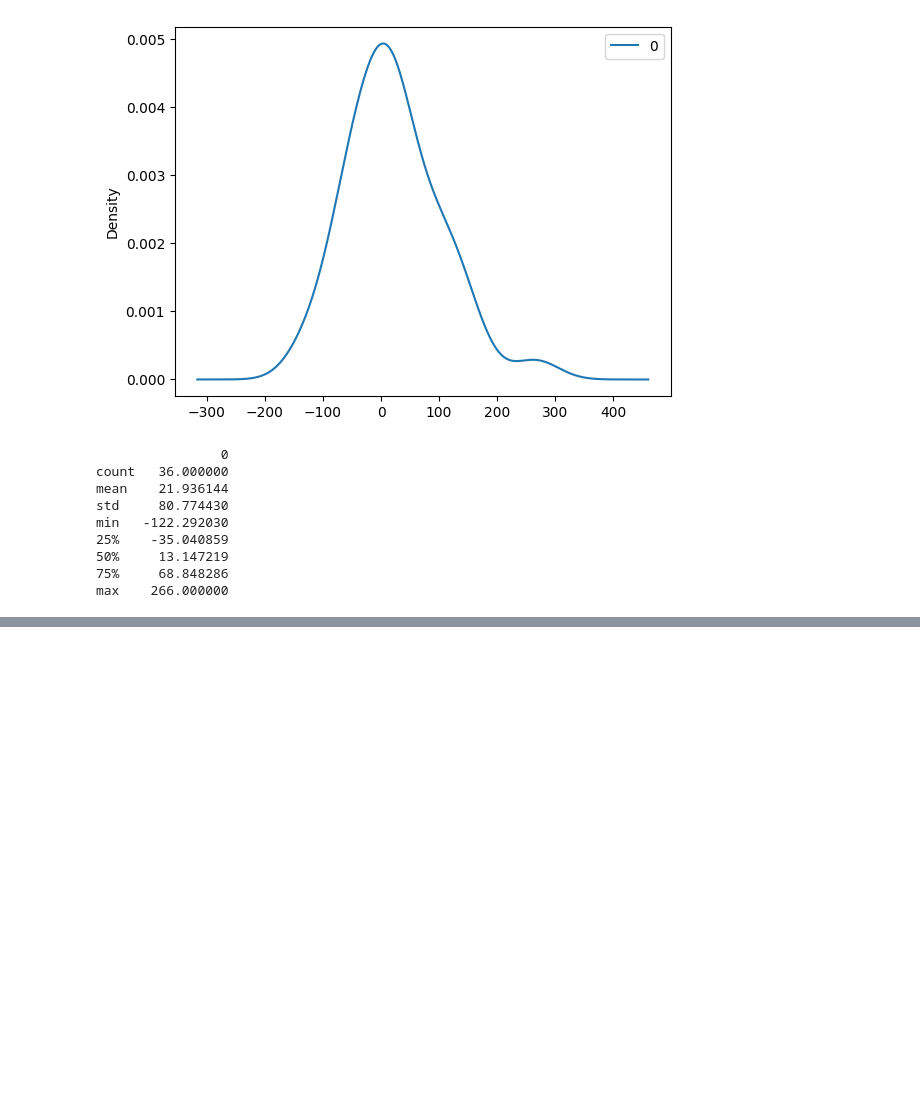
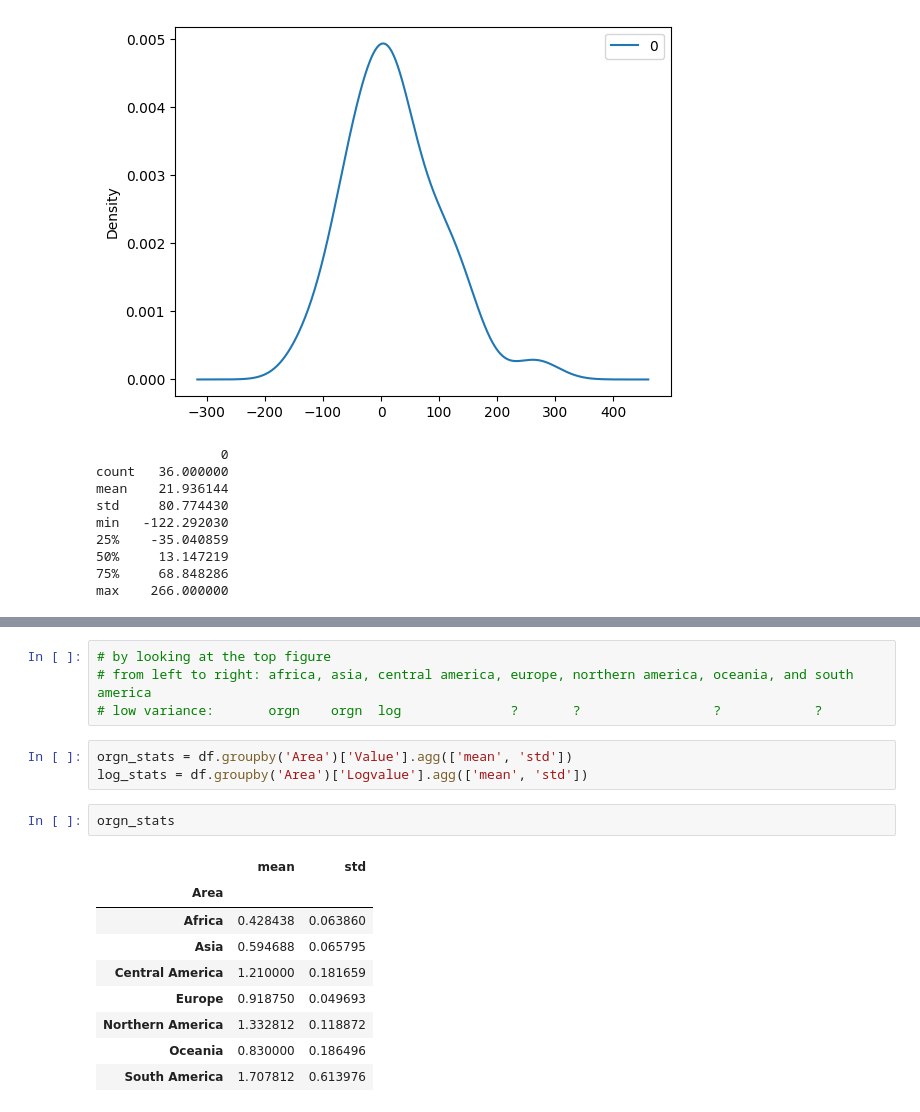
Before and after one commit to TaufiqIslamProtick/pesticide-data-analysis, a Jupyter notebook: source.ipynb, the cells around one changed output, grey strips where cells are left out. Saved outputs shown, nothing was run; the diff lists cells and outputs as text; blank space fills up the shorter version.

```diff
--- a/source.ipynb
+++ b/source.ipynb
@@ -236,0 +269,19 @@ max    266.000000
+# %%
+# by looking at the top figure
+# from left to right: africa, asia, central america, europe, northern america, oceania, and south america
+# low variance:       orgn    orgn  log              ?       ?                 ?            ?
+# %%
+orgn_stats = df.groupby('Area')['Value'].agg(['mean', 'std'])
+log_stats = df.groupby('Area')['Logvalue'].agg(['mean', 'std'])
+# %%
+orgn_stats
+# %% [output]
+|  | mean | std |
+| Area |  |  |
+| Africa | 0.428438 | 0.063860 |
+| Asia | 0.594688 | 0.065795 |
+| Central America | 1.210000 | 0.181659 |
+| Europe | 0.918750 | 0.049693 |
+| Northern America | 1.332812 | 0.118872 |
+| Oceania | 0.830000 | 0.186496 |
+| South America | 1.707812 | 0.613976 |
```
Also changed, not shown: parts of 7 cells of this notebook.
